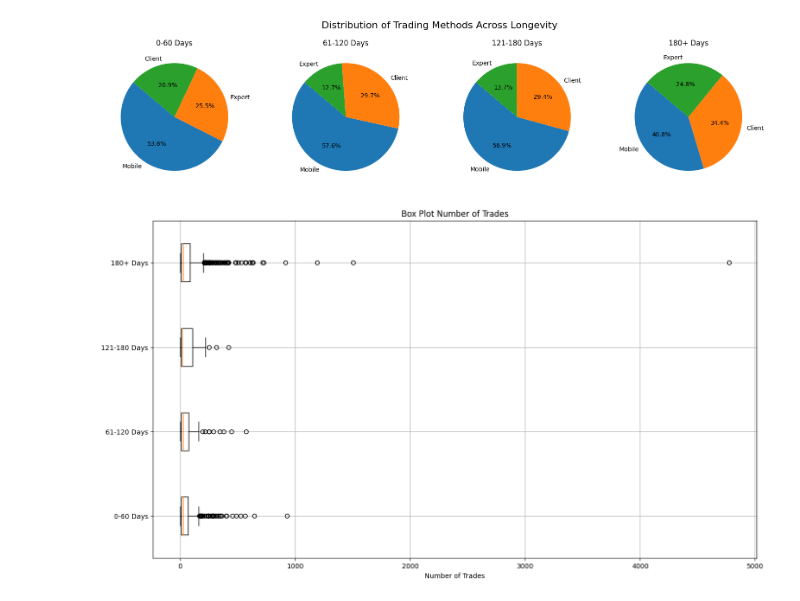
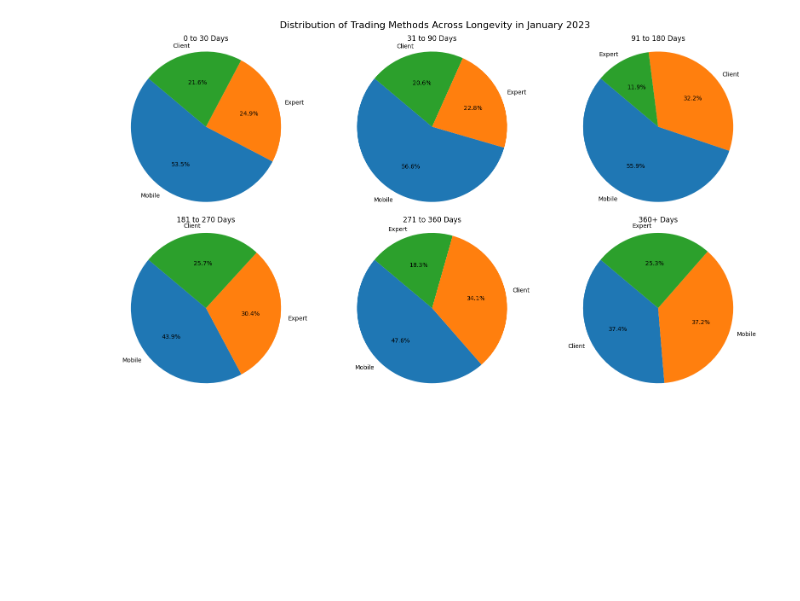
Before and after one commit to CommonCrayon/CapstoneProject, a Jupyter notebook: EDA_Of_FeatureEngineering.ipynb, the cells around one changed output. Cells and saved outputs as stored; diff of their text form; code cells hidden in the pictures; blank space fills up the shorter version.

Commit message:
Updated Longevity Classes

```diff
--- a/EDA_Of_FeatureEngineering.ipynb
+++ b/EDA_Of_FeatureEngineering.ipynb
@@ -17,3 +17,5 @@ longevity_0_dataset = dataset[dataset['longevity'] == 0]
 longevity_1_dataset = dataset[dataset['longevity'] == 1]
 longevity_2_dataset = dataset[dataset['longevity'] == 2]
 longevity_3_dataset = dataset[dataset['longevity'] == 3]
+longevity_4_dataset = dataset[dataset['longevity'] == 4]
+longevity_5_dataset = dataset[dataset['longevity'] == 5]
@@ -20,45 +139,34 @@ longevity_3_dataset = dataset[dataset['longevity'] == 3]
 # %%
+import matplotlib.pyplot as plt
+
 # Define a function to plot pie charts
 def plot_pie_chart(dataset, title, ax):
     trading_methods = dataset['Trading_Method']
     method_counts = trading_methods.value_counts()
     ax.pie(method_counts, labels=method_counts.index, autopct='%1.1f%%', startangle=140)
     ax.axis('equal')  # Equal aspect ratio ensures that pie is drawn as a circle.
     ax.set_title(title)
 
-# Create a 1x4 subplot grid
-fig, axs = plt.subplots(1, 4, figsize=(16, 4))
+# Create a 2x3 subplot grid
+fig, axs = plt.subplots(2, 3, figsize=(16, 9))
+
+# Flatten the axs array for easy iteration
+axs = axs.flatten()
 
 # Plotting pie charts for each dataset
-plot_pie_chart(longevity_0_dataset, '0-60 Days', axs[0])
-plot_pie_chart(longevity_1_dataset, '61-120 Days', axs[1])
-plot_pie_chart(longevity_2_dataset, '121-180 Days', axs[2])
-plot_pie_chart(longevity_3_dataset, '180+ Days', axs[3])
+for i, (dataset, title) in enumerate(
+    zip(
+        [longevity_0_dataset, longevity_1_dataset, longevity_2_dataset, longevity_3_dataset, longevity_4_dataset, longevity_5_dataset],
+        ['0 to 30 Days', '31 to 90 Days', '91 to 180 Days', '181 to 270 Days', '271 to 360 Days', '360+ Days'])):
+    plot_pie_chart(dataset, title, axs[i])
 
 # Add a common title for the entire plot
-plt.suptitle('Distribution of Trading Methods Across Longevity', fontsize=16)
+plt.suptitle('Distribution of Trading Methods Across Longevity in January 2023', fontsize=16)
 
 # Adjust layout
 plt.tight_layout()
 
 # Show plot
 plt.show()
 # %% [output]
-[figure, old version]
+[figure, new version]
-# %%
-# Create a box plot
-plt.figure(figsize=(16, 9))
-plt.boxplot(
-    [longevity_0_dataset['Total_Trades'],
-     longevity_1_dataset['Total_Trades'],
-     longevity_2_dataset['Total_Trades'],
-     longevity_3_dataset['Total_Trades']],
-     vert=False,
-     labels=['0-60 Days', '61-120 Days', '121-180 Days', '180+ Days']
-     )
-plt.title('Box Plot Number of Trades')
-plt.xlabel('Number of Trades')
-plt.grid(True)
-plt.show()
-# %% [output]
-[figure, removed]
```
Also changed, not shown: parts of 5 cells of this notebook, 1 other file.
